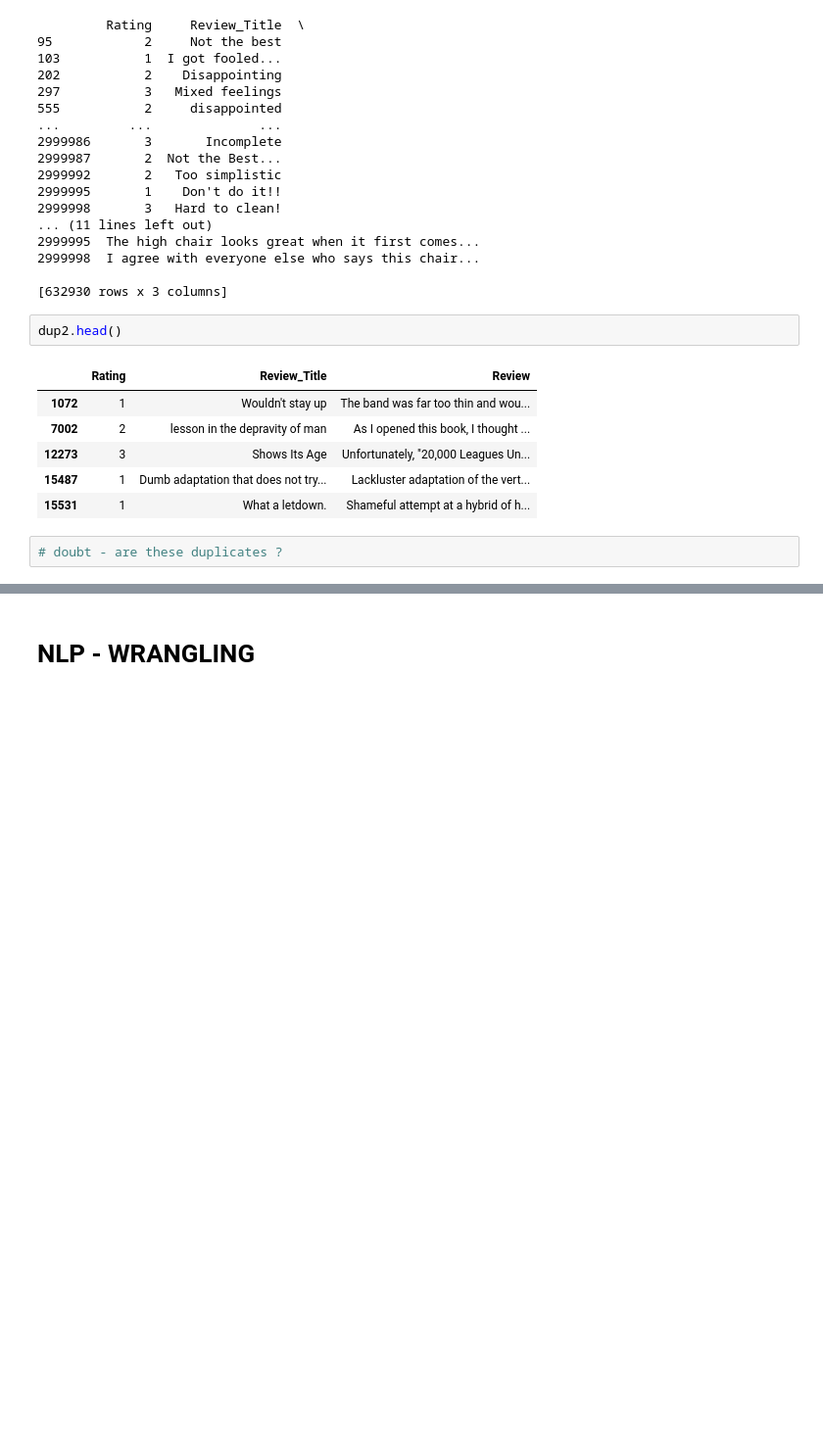
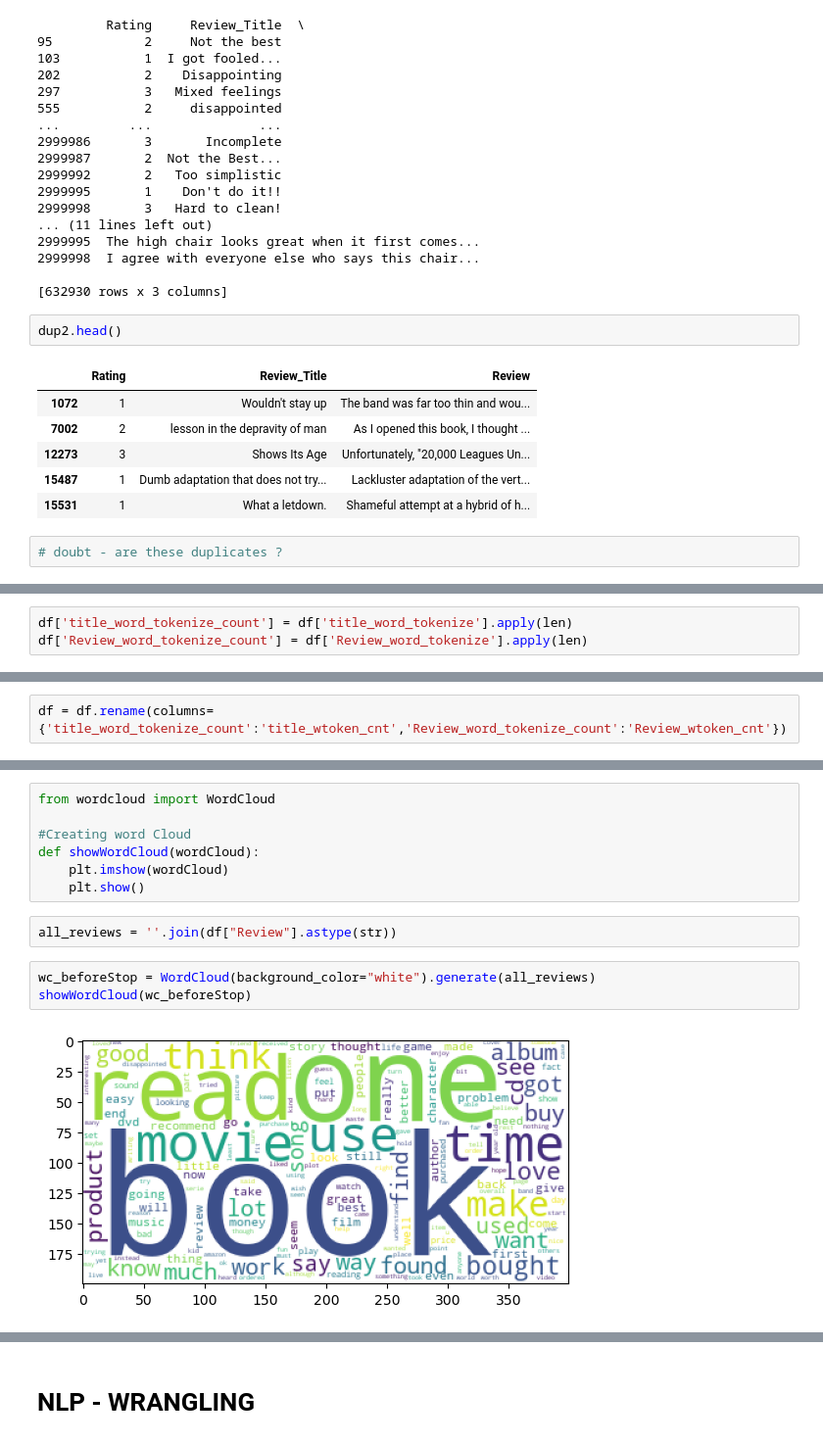
Before and after one commit to nishamizh/ReviewAnalysis-Capstone2, a Jupyter notebook: DataWrangling.ipynb, the cells around one changed output, grey strips where cells are left out. Shown: that part at 98% size. Saved outputs shown, nothing was run; the diff lists cells and outputs as text; blank space fills up the shorter version.

```diff
--- a/DataWrangling.ipynb
+++ b/DataWrangling.ipynb
@@ -181,0 +332,3 @@ dup2.head()
+# %%
+df['title_word_tokenize_count'] = df['title_word_tokenize'].apply(len)
+df['Review_word_tokenize_count'] = df['Review_word_tokenize'].apply(len)
@@ -181,0 +344,2 @@ dup2.head()
+# %%
+df = df.rename(columns={'title_word_tokenize_count':'title_wtoken_cnt','Review_word_tokenize_count':'Review_wtoken_cnt'})
@@ -181,0 +355,14 @@ dup2.head()
+# %%
+from wordcloud import WordCloud
+
+#Creating word Cloud
+def showWordCloud(wordCloud):
+    plt.imshow(wordCloud)
+    plt.show()
+# %%
+all_reviews = ''.join(df["Review"].astype(str))
+# %%
+wc_beforeStop = WordCloud(background_color="white").generate(all_reviews)
+showWordCloud(wc_beforeStop)
+# %% [output]
+[figure, added]
```
Also changed, not shown: parts of 70 cells of this notebook.
